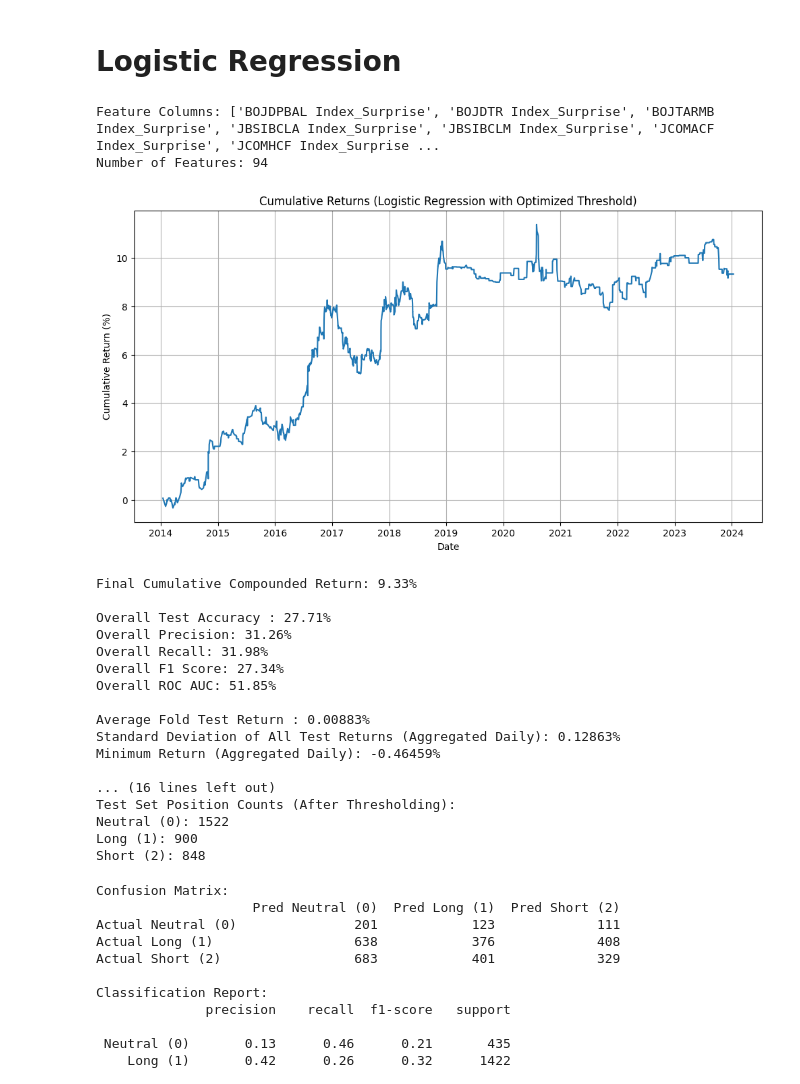
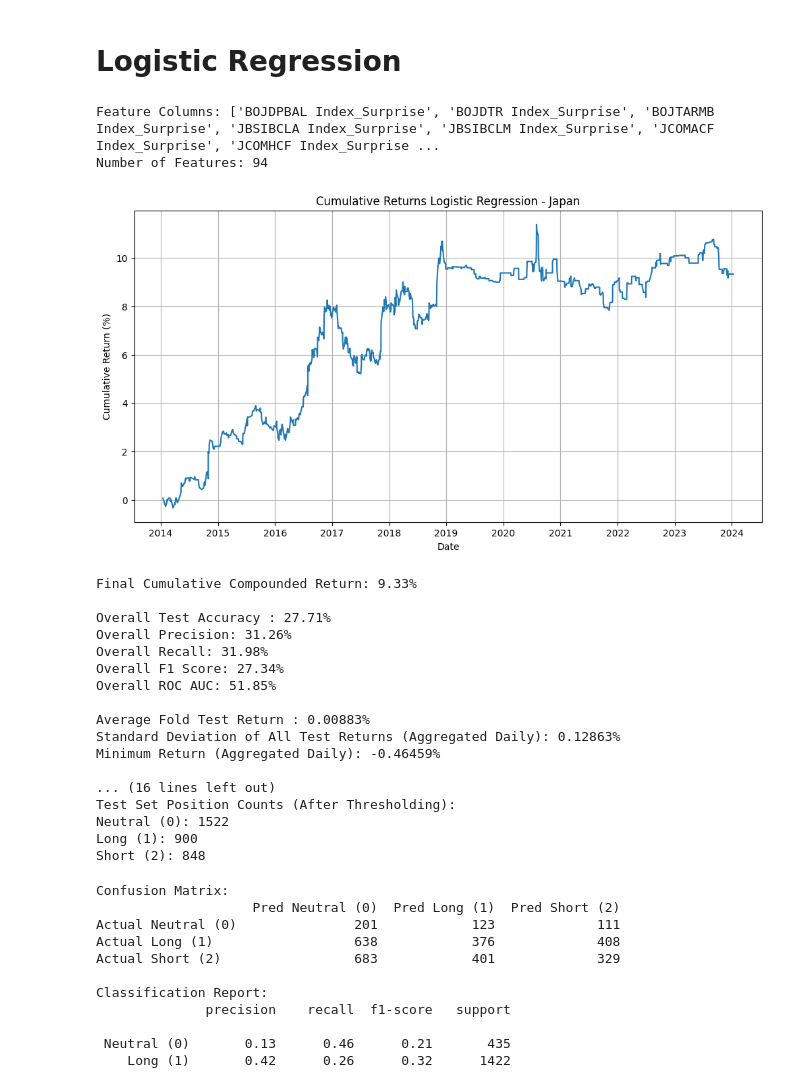
Before and after one commit to 513609/Japan, a Jupyter notebook: JP Final 2.0 - WO TC.ipynb, the cells around one changed output. Drawn from its saved outputs; the diff is of its cells as text; code cells hidden in the pictures.

```diff
--- a/JP Final 2.0 - WO TC.ipynb
+++ b/JP Final 2.0 - WO TC.ipynb
@@ -741,7 +741,7 @@ if all_test_returns:
 
     plt.figure(figsize=(12, 6))
     plt.plot(all_dates, cumulative_returns * 100)
-    plt.title('Cumulative Returns (XGBoost with Optimized Threshold)')
+    plt.title('Cumulative Returns XGBoost - Japan')
     plt.xlabel('Date')
     plt.ylabel('Cumulative Return (%)')
     plt.grid(True)
@@ -1087,7 +1087,7 @@ if all_test_returns:
     plt.figure(figsize=(12, 6))
     sorted_dates, sorted_returns = zip(*sorted(zip(all_dates, cumulative_returns)))
     plt.plot(sorted_dates, [r * 100 for r in sorted_returns])
-    plt.title('Cumulative Returns (Random Forest with Optimized Threshold)')
+    plt.title('Cumulative Returns Random Forest - Japan')
     plt.xlabel('Date')
     plt.ylabel('Cumulative Return (%)')
     plt.grid(True)
@@ -1429,7 +1429,7 @@ if all_test_returns:
     plt.figure(figsize=(12, 6))
     sorted_dates, sorted_returns = zip(*sorted(zip(all_dates, cumulative_returns)))
     plt.plot(sorted_dates, [r * 100 for r in sorted_returns])
-    plt.title('Cumulative Returns (Logistic Regression with Optimized Threshold)')
+    plt.title('Cumulative Returns Logistic Regression - Japan')
     plt.xlabel('Date')
     plt.ylabel('Cumulative Return (%)')
     plt.grid(True)
@@ -1443,34 +1443,34 @@ if all_test_returns:
     if len(np.unique(all_test_truths)) > 1:
         try:
             roc_auc = roc_auc_score(all_test_truths, np.vstack(all_test_probas), multi_class='ovo', average='macro')
             print(f"Overall ROC AUC: {roc_auc*100:.2f}%")
         except ValueError:
             print("Overall ROC AUC: Not enough classes in predictions for calculation.")
     else:
         print("Overall ROC AUC: Not enough classes in ground truth for calculation.")
 
     print(f"\nAverage Fold Test Return : {np.mean(fold_mean_returns)*100:.5f}%")
     print(f"Standard Deviation of All Test Returns (Aggregated Daily): {std_dev_individual:.5f}%")
     print(f"Minimum Return (Aggregated Daily): {min_return:.5f}%")
 
     print("\n--- Optimization Results ---")
     print("\nOptimal Horizon Counts:")
     print(pd.Series(best_horizons_list).value_counts())
     print("\nOptimal Threshold Counts:")
     print(pd.Series(best_thresholds_list).value_counts())
 
     print("\nTest Set Position Counts (After Thresholding):")
     counts = pd.Series(all_test_preds).value_counts().sort_index()
     print(f"Neutral (0): {counts.get(0, 0)}")
     print(f"Long (1): {counts.get(1, 0)}")
     print(f"Short (2): {counts.get(2, 0)}")
 
 else:
     print("No valid test periods found")
 # %% [output]
 Feature Columns: ['BOJDPBAL Index_Surprise', 'BOJDTR Index_Surprise', 'BOJTARMB Index_Surprise', 'JBSIBCLA Index_Surprise', 'JBSIBCLM Index_Surprise', 'JCOMACF Index_Surprise', 'JCOMHCF Index_Surprise ...
 Number of Features: 94
-[figure, old version]
+[figure, new version]
 Final Cumulative Compounded Return: 9.33%
 
 Overall Test Accuracy : 27.71%
```
Also changed, not shown: parts of 4 cells of this notebook, 2 other files.
